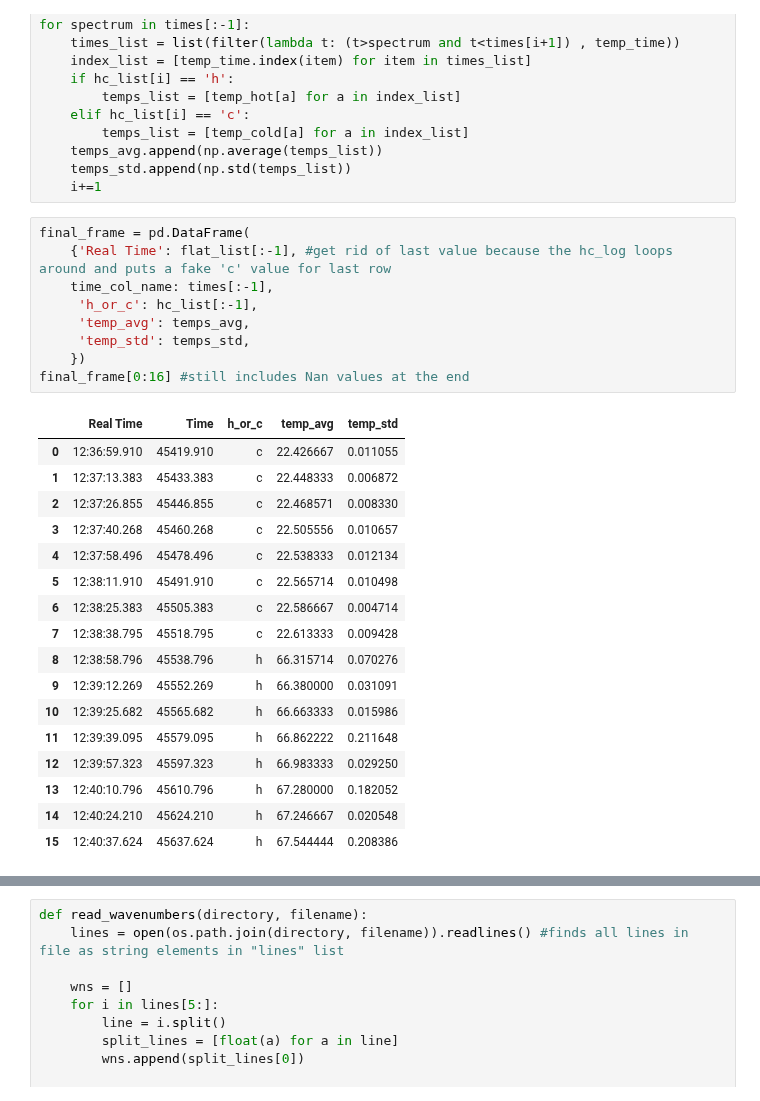
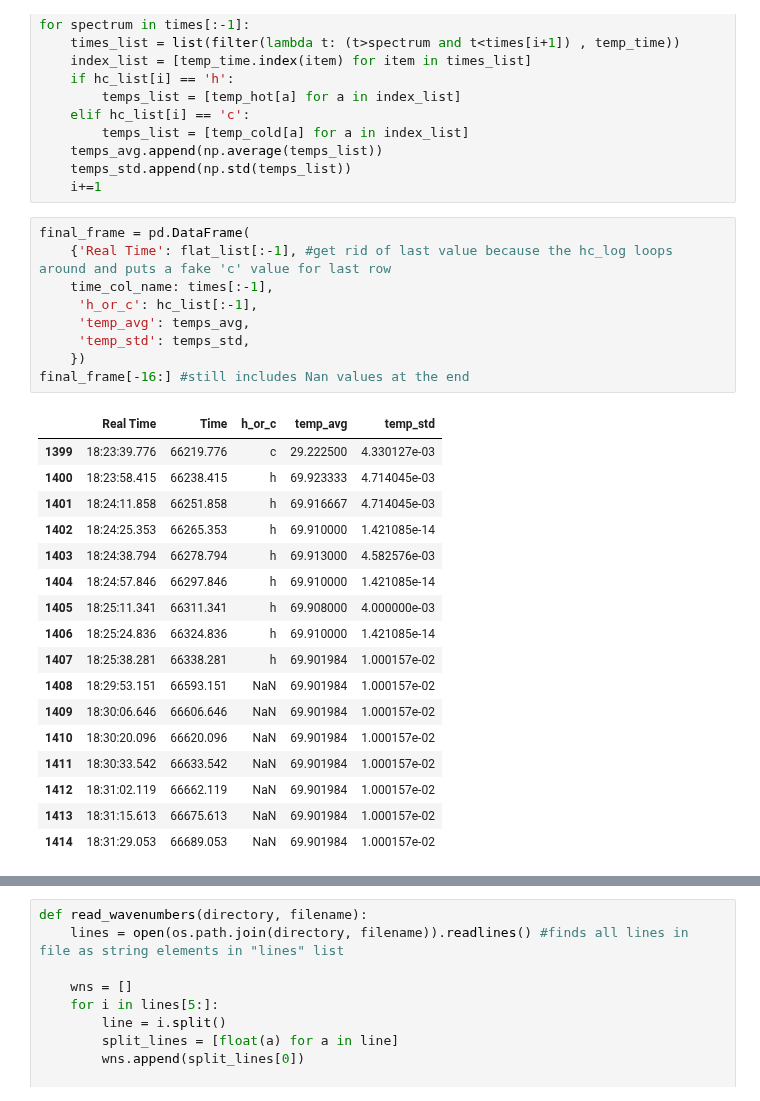
Before and after one commit to micolbedarida/MSci_Project, a Jupyter notebook: matching_time_and_temps.ipynb, the cells around one changed output, grey strips where cells are left out. Drawn from its saved outputs; the diff is of its cells as text.

```diff
--- a/matching_time_and_temps.ipynb
+++ b/matching_time_and_temps.ipynb
@@ -222,30 +222,30 @@ for spectrum in times[:-1]:
 # %%
 final_frame = pd.DataFrame(
     {'Real Time': flat_list[:-1], #get rid of last value because the hc_log loops around and puts a fake 'c' value for last row
     time_col_name: times[:-1],
      'h_or_c': hc_list[:-1],
      'temp_avg': temps_avg,
      'temp_std': temps_std,
     })
-final_frame[0:16] #still includes Nan values at the end
+final_frame[-16:] #still includes Nan values at the end
 # %% [output]
 |  | Real Time | Time | h_or_c | temp_avg | temp_std |
-| 0 | 12:36:59.910 | 45419.910 | c | 22.426667 | 0.011055 |
-| 1 | 12:37:13.383 | 45433.383 | c | 22.448333 | 0.006872 |
-| 2 | 12:37:26.855 | 45446.855 | c | 22.468571 | 0.008330 |
-| 3 | 12:37:40.268 | 45460.268 | c | 22.505556 | 0.010657 |
-| 4 | 12:37:58.496 | 45478.496 | c | 22.538333 | 0.012134 |
-| 5 | 12:38:11.910 | 45491.910 | c | 22.565714 | 0.010498 |
-| 6 | 12:38:25.383 | 45505.383 | c | 22.586667 | 0.004714 |
-| 7 | 12:38:38.795 | 45518.795 | c | 22.613333 | 0.009428 |
-| 8 | 12:38:58.796 | 45538.796 | h | 66.315714 | 0.070276 |
-| 9 | 12:39:12.269 | 45552.269 | h | 66.380000 | 0.031091 |
-| 10 | 12:39:25.682 | 45565.682 | h | 66.663333 | 0.015986 |
-| 11 | 12:39:39.095 | 45579.095 | h | 66.862222 | 0.211648 |
-| 12 | 12:39:57.323 | 45597.323 | h | 66.983333 | 0.029250 |
-| 13 | 12:40:10.796 | 45610.796 | h | 67.280000 | 0.182052 |
-| 14 | 12:40:24.210 | 45624.210 | h | 67.246667 | 0.020548 |
-| 15 | 12:40:37.624 | 45637.624 | h | 67.544444 | 0.208386 |
+| 1399 | 18:23:39.776 | 66219.776 | c | 29.222500 | 4.330127e-03 |
+| 1400 | 18:23:58.415 | 66238.415 | h | 69.923333 | 4.714045e-03 |
+| 1401 | 18:24:11.858 | 66251.858 | h | 69.916667 | 4.714045e-03 |
+| 1402 | 18:24:25.353 | 66265.353 | h | 69.910000 | 1.421085e-14 |
+| 1403 | 18:24:38.794 | 66278.794 | h | 69.913000 | 4.582576e-03 |
+| 1404 | 18:24:57.846 | 66297.846 | h | 69.910000 | 1.421085e-14 |
+| 1405 | 18:25:11.341 | 66311.341 | h | 69.908000 | 4.000000e-03 |
+| 1406 | 18:25:24.836 | 66324.836 | h | 69.910000 | 1.421085e-14 |
+| 1407 | 18:25:38.281 | 66338.281 | h | 69.901984 | 1.000157e-02 |
+| 1408 | 18:29:53.151 | 66593.151 | NaN | 69.901984 | 1.000157e-02 |
+| 1409 | 18:30:06.646 | 66606.646 | NaN | 69.901984 | 1.000157e-02 |
+| 1410 | 18:30:20.096 | 66620.096 | NaN | 69.901984 | 1.000157e-02 |
+| 1411 | 18:30:33.542 | 66633.542 | NaN | 69.901984 | 1.000157e-02 |
+| 1412 | 18:31:02.119 | 66662.119 | NaN | 69.901984 | 1.000157e-02 |
+| 1413 | 18:31:15.613 | 66675.613 | NaN | 69.901984 | 1.000157e-02 |
+| 1414 | 18:31:29.053 | 66689.053 | NaN | 69.901984 | 1.000157e-02 |
 # %%
 temps_avg_4 = []
 temps_std_4 = []
```
Also changed, not shown: parts of 24 cells of this notebook, 1 other file.
